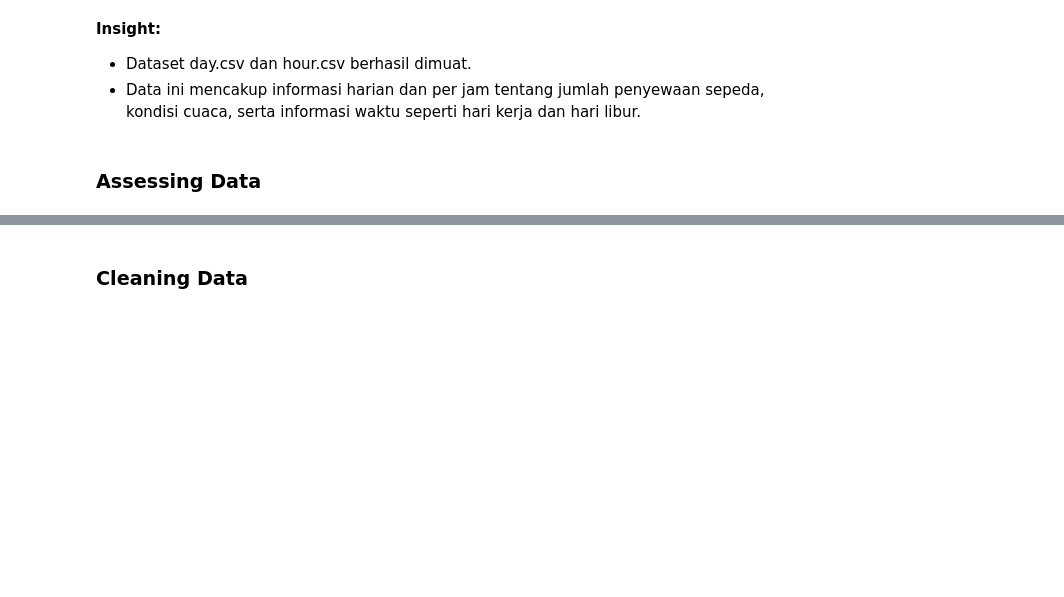
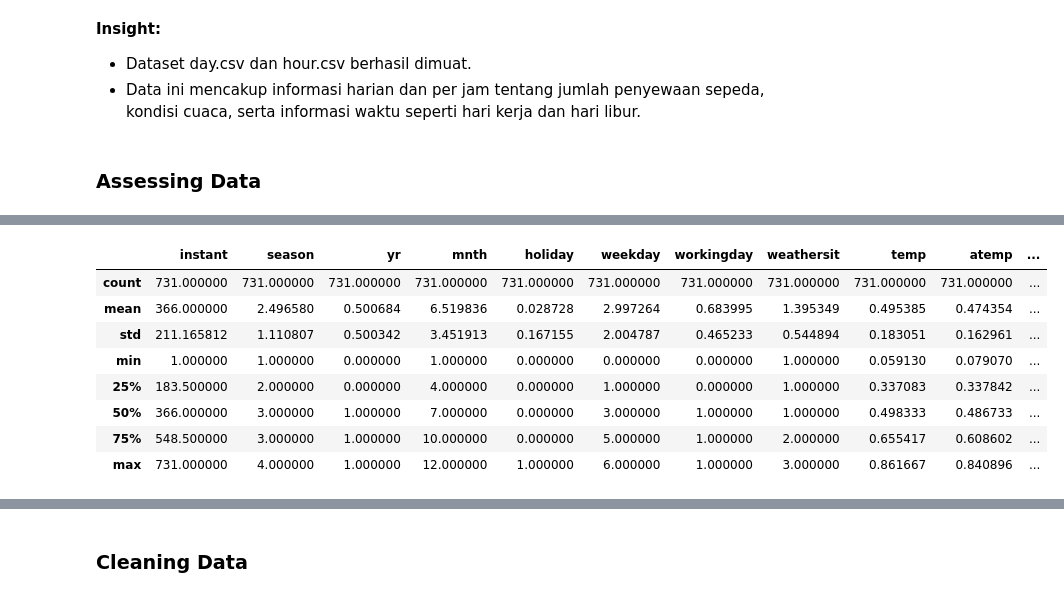
Before and after one commit to donnycharles88/Submission-ProyekAnalisisData, a Jupyter notebook: Submission.ipynb, the cells around one changed output, grey strips where cells are left out. Cells and saved outputs as stored; diff of their text form; code cells hidden in the pictures; blank space fills up the shorter version.

```diff
--- a/Submission.ipynb
+++ b/Submission.ipynb
@@ -82,0 +94,81 @@ dtype: int64
+# %%
+# ============================================================
+# Pengecekan Kualitas Data
+# ============================================================
+
+print("=" * 60)
+print("ASSESSING DATA - PENGECEKAN KUALITAS DATA")
+print("=" * 60)
+
+# ----------------------------------------------------------------
+# A. CEK NILAI KOSONG (MISSING VALUES)
+# ----------------------------------------------------------------
+print("\n" + "=" * 60)
+print("A. PENGECEKAN NILAI KOSONG (MISSING VALUES)")
+print("=" * 60)
+
+print("\n📊 day.csv - Jumlah Nilai Kosong per Kolom:")
+missing_day = df_hour.isnull().sum()
+print(missing_day[missing_day > 0] if missing_day.sum() > 0 else "✅ Tidak ada nilai kosong!")
+
+print("\n📊 hour.csv - Jumlah Nilai Kosong per Kolom:")
+missing_hour = df_hour.isnull().sum()
+print(missing_hour[missing_hour > 0] if missing_hour.sum() > 0 else "✅ Tidak ada nilai kosong!")
+
+
+# ----------------------------------------------------------------
+# B. CEK NILAI DUPLIKAT (DUPLICATE VALUES)
+# ----------------------------------------------------------------
+print("\n" + "=" * 60)
+print("B. PENGECEKAN NILAI DUPLIKAT (DUPLICATE VALUES)")
+print("=" * 60)
+
+duplicate_day = df_day.duplicated().sum()
+duplicate_hour = df_hour.duplicated().sum()
+
+print(f"\n📊 day.csv - Jumlah Data Duplikat: {duplicate_day}")
+print(f"   Status: {'✅ Tidak ada duplikat' if duplicate_day == 0 else '⚠️ Terdapat duplikat'}")
+
+print(f"\n📊 hour.csv - Jumlah Data Duplikat: {duplicate_hour}")
+print(f"   Status: {'✅ Tidak ada duplikat' if duplicate_hour == 0 else '⚠️ Terdapat duplikat'}")
+
+# ----------------------------------------------------------------
+# C. CEK TIPE DATA (DATA TYPES)
+# ----------------------------------------------------------------
+print("\n" + "=" * 60)
+print("C. PENGECEKAN TIPE DATA (DATA TYPES)")
+print("=" * 60)
+
+print("\n📊 day.csv - Informasi Tipe Data:")
+print(df_day.dtypes)
+
+print("\n📊 hour.csv - Informasi Tipe Data:")
+print(df_hour.dtypes)
+
+# ----------------------------------------------------------------
+# D. CEK STATISTIK DESKRIPTIF (DESCRIPTIVE STATISTICS)
+# ----------------------------------------------------------------
+print("\n" + "=" * 60)
+print("D. STATISTIK DESKRIPTIF")
+print("=" * 60)
+
+print("\n📊 day.csv - Statistik Deskriptif:")
+display(df_day.describe())
+
+print("\n📊 hour.csv - Statistik Deskriptif:")
+display(df_hour.describe())
+
+# ----------------------------------------------------------------
+# E. CEK NILAI UNIK (UNIQUE VALUES)
+# ----------------------------------------------------------------
+print("\n" + "=" * 60)
+print("E. PENGECEKAN NILAI UNIK UNTUK KOLOM KATEGORIKAL")
+print("=" * 60)
+
+categorical_cols = ['season', 'yr', 'mnth', 'holiday', 'weekday', 'workingday', 'weathersit']
+
+print("\n📊 day.csv - Nilai Unik Kolom Kategorikal:")
+for col in categorical_cols:
+    if col in df_day.columns:
+        print(f"   {col}: {sorted(df_day[col].unique())}")
+# %% [output]
@@ -82,0 +192,9 @@ dtype: int64
+|  | instant | season | yr | mnth | holiday | weekday | workingday | weathersit | temp | atemp | ... |
+| count | 731.000000 | 731.000000 | 731.000000 | 731.000000 | 731.000000 | 731.000000 | 731.000000 | 731.000000 | 731.000000 | 731.000000 | ... |
+| mean | 366.000000 | 2.496580 | 0.500684 | 6.519836 | 0.028728 | 2.997264 | 0.683995 | 1.395349 | 0.495385 | 0.474354 | ... |
+| std | 211.165812 | 1.110807 | 0.500342 | 3.451913 | 0.167155 | 2.004787 | 0.465233 | 0.544894 | 0.183051 | 0.162961 | ... |
+| min | 1.000000 | 1.000000 | 0.000000 | 1.000000 | 0.000000 | 0.000000 | 0.000000 | 1.000000 | 0.059130 | 0.079070 | ... |
+| 25% | 183.500000 | 2.000000 | 0.000000 | 4.000000 | 0.000000 | 1.000000 | 0.000000 | 1.000000 | 0.337083 | 0.337842 | ... |
+| 50% | 366.000000 | 3.000000 | 1.000000 | 7.000000 | 0.000000 | 3.000000 | 1.000000 | 1.000000 | 0.498333 | 0.486733 | ... |
+| 75% | 548.500000 | 3.000000 | 1.000000 | 10.000000 | 0.000000 | 5.000000 | 1.000000 | 2.000000 | 0.655417 | 0.608602 | ... |
+| max | 731.000000 | 4.000000 | 1.000000 | 12.000000 | 1.000000 | 6.000000 | 1.000000 | 3.000000 | 0.861667 | 0.840896 | ... |
```
Also changed, not shown: parts of 25 cells of this notebook, 3 other files.
